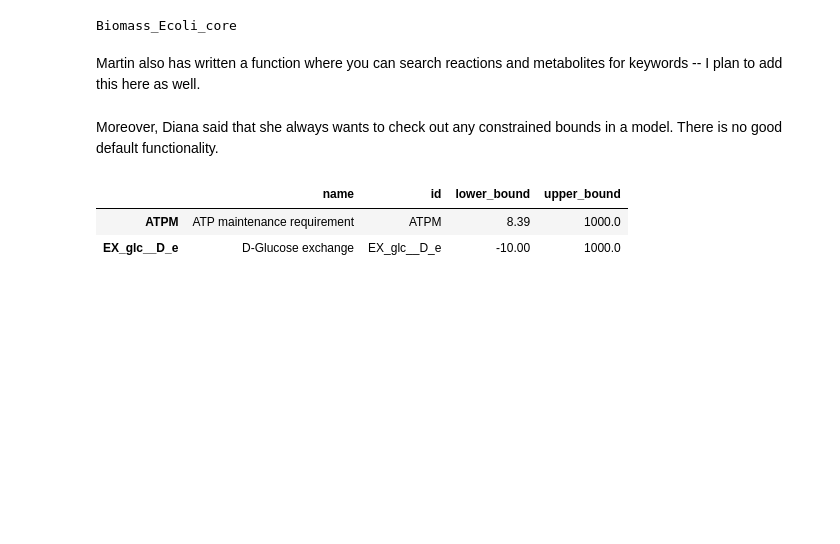
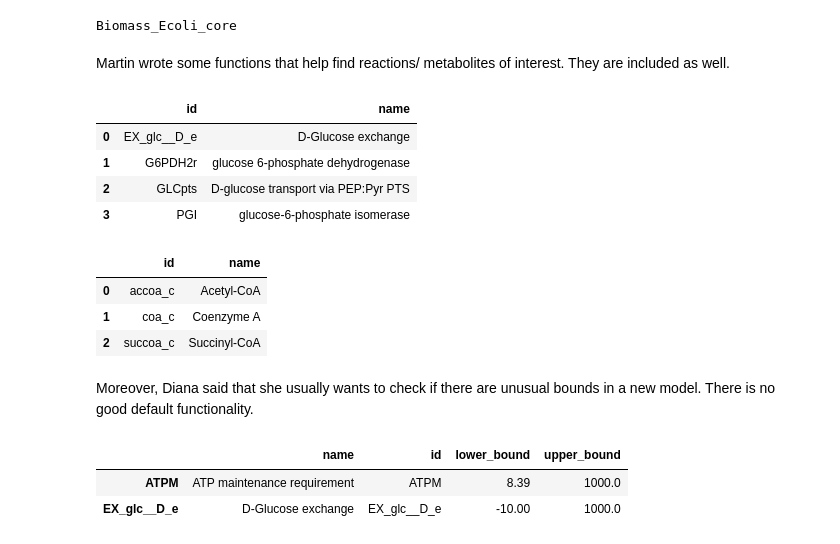
Before and after one commit to Gotsmy/snek, a Jupyter notebook: docs/source/data/demo.ipynb, the cells around one changed output. Drawn from its saved outputs; the diff is of its cells as text; code cells hidden in the pictures; blank space fills up the shorter version.

```diff
--- a/docs/source/data/demo.ipynb
+++ b/docs/source/data/demo.ipynb
@@ -268,9 +268,24 @@ snek.find_biomass_reaction(model)
 # %% [output]
 Biomass_Ecoli_core
 # %% [markdown]
-Martin also has written a function where you can search reactions and metabolites for keywords -- I plan to add this here as well.
+Martin wrote some functions that help find reactions/ metabolites of interest. They are included as well.
+# %%
+snek.find_reaction(model,'glucose')
+# %% [output]
+|  | id | name |
+| 0 | EX_glc__D_e | D-Glucose exchange |
+| 1 | G6PDH2r | glucose 6-phosphate dehydrogenase |
+| 2 | GLCpts | D-glucose transport via PEP:Pyr PTS |
+| 3 | PGI | glucose-6-phosphate isomerase |
+# %%
+snek.find_metabolite(model,'coa')
+# %% [output]
+|  | id | name |
+| 0 | accoa_c | Acetyl-CoA |
+| 1 | coa_c | Coenzyme A |
+| 2 | succoa_c | Succinyl-CoA |
 # %% [markdown]
-Moreover, Diana said that she always wants to check out any constrained bounds in a model. There is no good default functionality.
+Moreover, Diana said that she usually wants to check if there are unusual bounds in a new model. There is no good default functionality.
 # %%
 snek.analysis.get_constrained_reactions(model)
 # %% [output]
```
Also changed, not shown: parts of 8 cells of this notebook.
